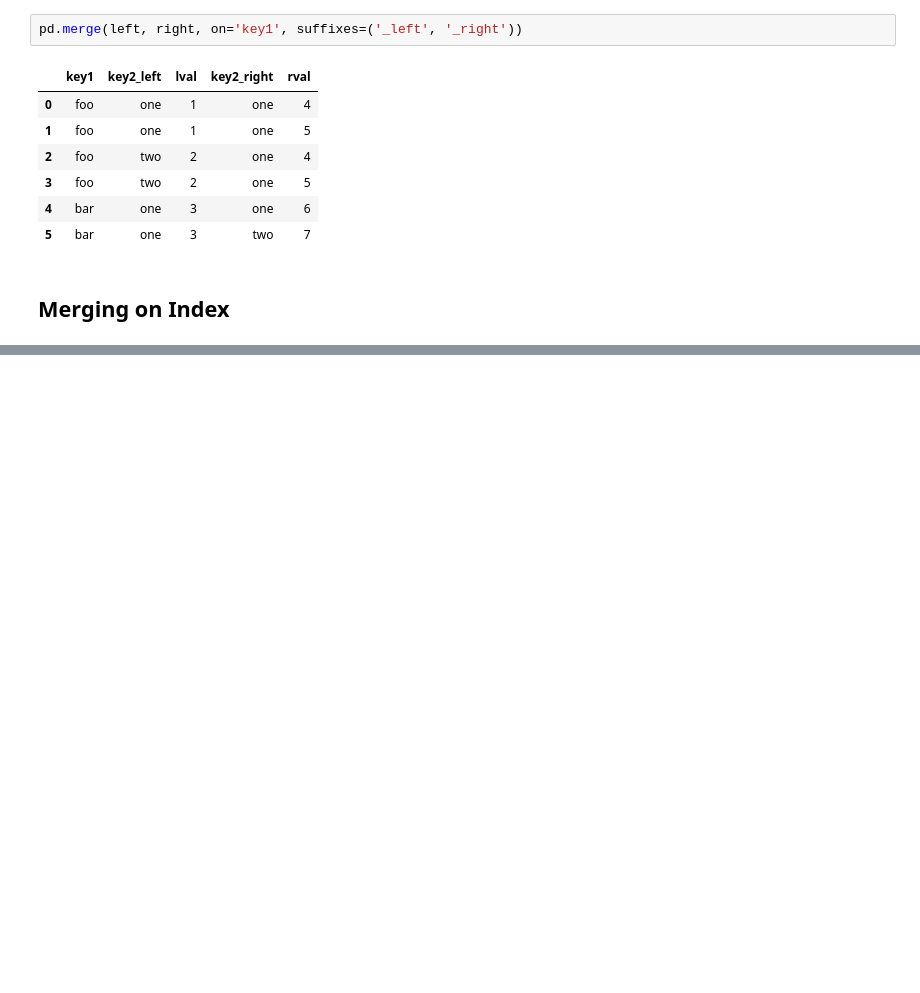
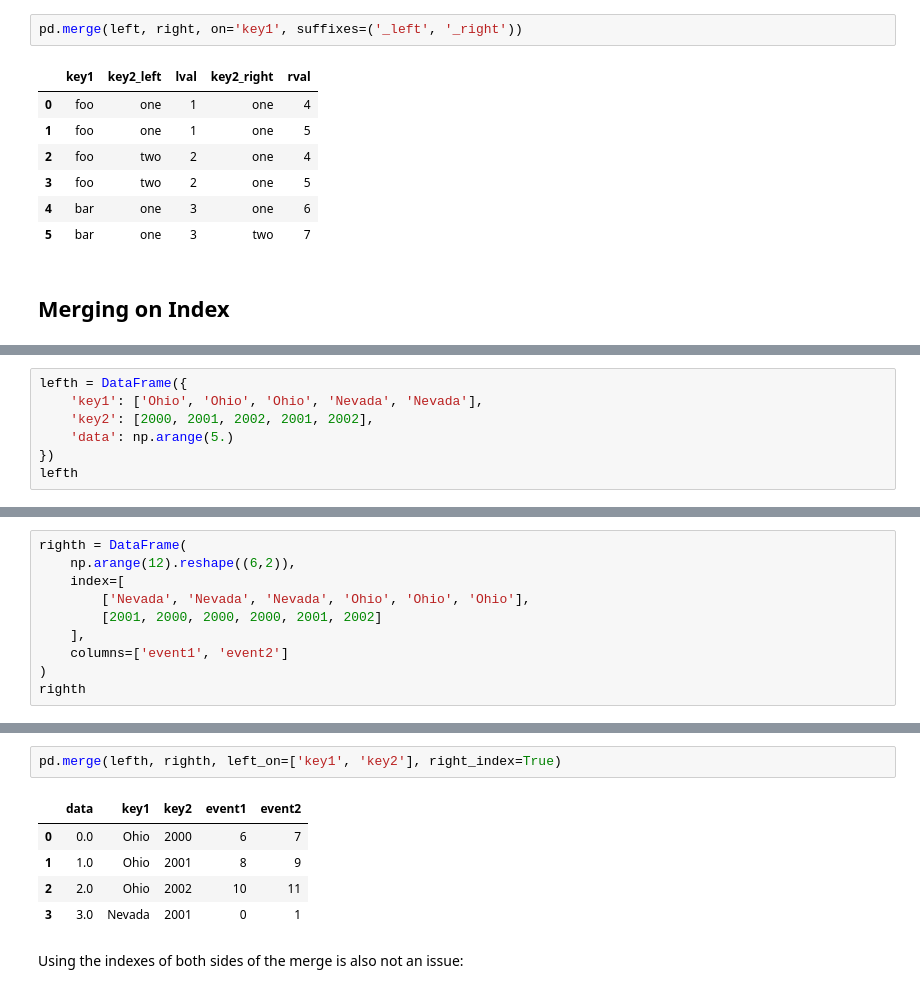
Before and after one commit to khanh96le/python_data_build, a Jupyter notebook: chapter7/chapter7_data_wrangling.ipynb, the cells around one changed output, grey strips where cells are left out. Saved outputs shown, nothing was run; the diff lists cells and outputs as text; blank space fills up the shorter version.

```diff
--- a/chapter7/chapter7_data_wrangling.ipynb
+++ b/chapter7/chapter7_data_wrangling.ipynb
@@ -270,0 +305,7 @@ pd.merge(left, right, on='key1', suffixes=('_left', '_right'))
+# %%
+lefth = DataFrame({
+    'key1': ['Ohio', 'Ohio', 'Ohio', 'Nevada', 'Nevada'],
+    'key2': [2000, 2001, 2002, 2001, 2002],
+    'data': np.arange(5.)
+})
+lefth
@@ -270,0 +319,10 @@ pd.merge(left, right, on='key1', suffixes=('_left', '_right'))
+# %%
+righth = DataFrame(
+    np.arange(12).reshape((6,2)),
+    index=[
+        ['Nevada', 'Nevada', 'Nevada', 'Ohio', 'Ohio', 'Ohio'],
+        [2001, 2000, 2000, 2000, 2001, 2002]
+    ],
+    columns=['event1', 'event2']
+)
+righth
@@ -270,0 +337,10 @@ pd.merge(left, right, on='key1', suffixes=('_left', '_right'))
+# %%
+pd.merge(lefth, righth, left_on=['key1', 'key2'], right_index=True)
+# %% [output]
+|  | data | key1 | key2 | event1 | event2 |
+| 0 | 0.0 | Ohio | 2000 | 6 | 7 |
+| 1 | 1.0 | Ohio | 2001 | 8 | 9 |
+| 2 | 2.0 | Ohio | 2002 | 10 | 11 |
+| 3 | 3.0 | Nevada | 2001 | 0 | 1 |
+# %% [markdown]
+Using the indexes of both sides of the merge is also not an issue:
```
Also changed, not shown: parts of 23 cells of this notebook.
